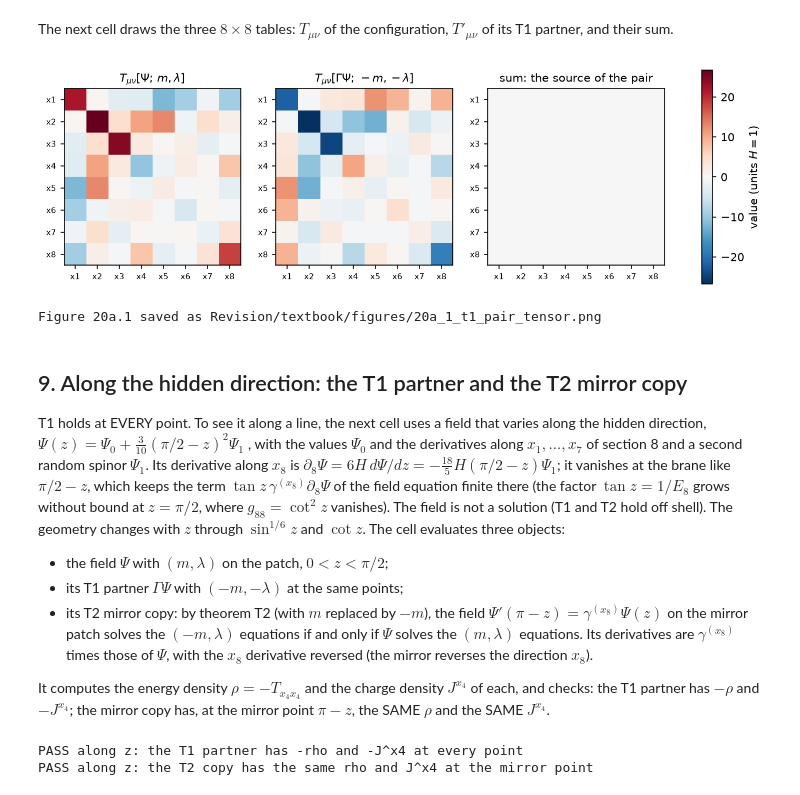
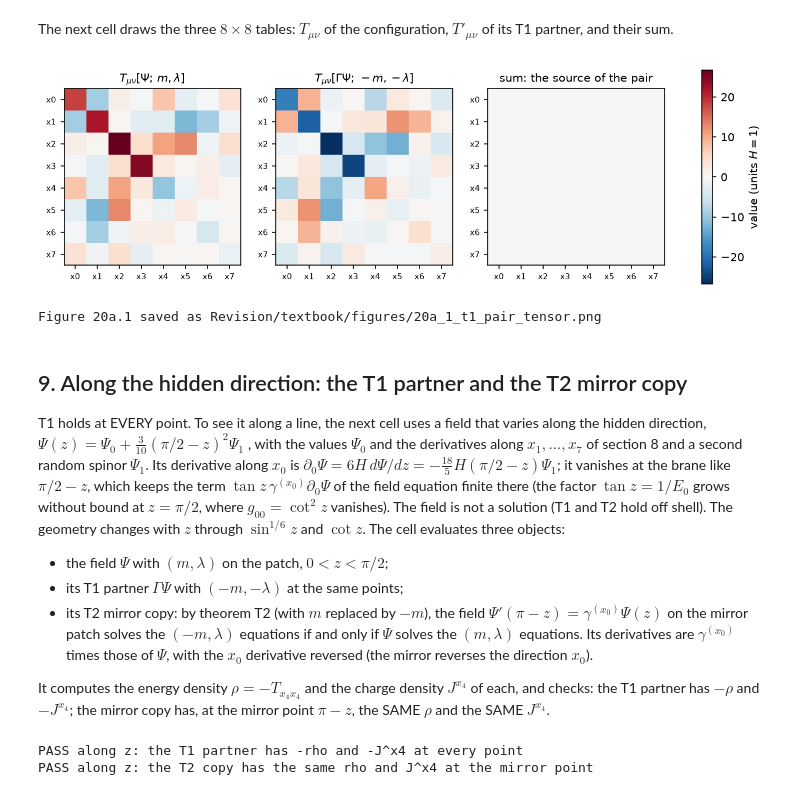
Before and after one commit to once-ere/Dirac_claude, a Jupyter notebook: Revision/textbook/notebooks/20a_c1_zero_source.ipynb, the cells around one changed output. Drawn from its saved outputs; the diff is of its cells as text; code cells hidden in the pictures.

```diff
--- a/Revision/textbook/notebooks/20a_c1_zero_source.ipynb
+++ b/Revision/textbook/notebooks/20a_c1_zero_source.ipynb
@@ -887,33 +888,33 @@ $\omega_{\mu ab}$ with sympy for an arbitrary function $a_4(x_4)$, on both patch
 at a point $a_4$ and $a_4'$ become the numbers `a4_value` and `slope`.
 # %%
 H = sp.symbols("H", positive=True)  # the author's constant H > 0
-z = sp.symbols("z", real=True)  # the hidden coordinate z = 6 H x8
+z = sp.symbols("z", real=True)  # the hidden coordinate z = 6 H x0
 x4 = sp.symbols("x4", real=True)  # the time
 a4 = sp.Function("a4")(x4)  # the metric function a4(x4), arbitrary
 a4_value, slope = sp.symbols("a4_value slope", real=True)  # a4 and a4' at a point
 
 
-def lengths(s8):
-    """The lengths E_a of the diagonal vielbein; s8 = +1 on the patch, -1 on the
+def lengths(s0):
+    """The lengths E_a of the diagonal vielbein; s0 = +1 on the patch, -1 on the
     mirror patch (where cot z < 0, so -cot z is the positive length)."""
     s = sp.sin(z) ** sp.Rational(1, 6)  # the warp sin(z)^(1/6) of a length
-    return ([sp.exp(a4) * s] * 3 + [sp.Integer(1)] + [sp.exp(-a4) * s] * 3
-            + [s8 * sp.cot(z)])
+    return ([s0 * sp.cot(z)] + [sp.exp(a4) * s] * 3 + [sp.Integer(1)]
+            + [sp.exp(-a4) * s] * 3)  # x0, x1, ..., x7
 
 
 def d(expr, mu):
     """The partial derivative along the coordinate at position mu."""
-    if mu == 3:
+    if mu == 4:
         return sp.diff(expr, x4)
-    if mu == 7:
-        return 6 * H * sp.diff(expr, z)  # d/dx8 = 6 H d/dz
+    if mu == 0:
+        return 6 * H * sp.diff(expr, z)  # d/dx0 = 6 H d/dz
     return sp.Integer(0)  # nothing depends on x1, x2, x3, x5, x6, x7
 
 
-def spin_connection(s8):
+def spin_connection(s0):
     """The lengths E_a and omega[mu][a][b] = omega_mu ab at a point (a4 and a4'
     replaced by the symbols a4_value and slope)."""
-    E = lengths(s8)
+    E = lengths(s0)
     g = [ETA[a] * E[a] ** 2 for a in range(8)]  # the metric g_aa
     christoffel = {}
     for a, b, c in itertools.product(range(8), repeat=3):
@@ -1031,18 +1032,18 @@ the field-equation residual $E_{m,\lambda} = \gamma^\mu D_\mu\Psi - (m + \lambda
 \Psi$ (zero exactly when the configuration solves the field equation).
 # %%
 point_symbols = (z, a4_value, slope, H)
-NUMERIC = {}  # s8 -> (the function of the lengths, the connection pieces)
-for s8, E, omega in ((1, E_patch, omega_patch), (-1, E_mirror, omega_mirror)):
+NUMERIC = {}  # s0 -> (the function of the lengths, the connection pieces)
+for s0, E, omega in ((1, E_patch, omega_patch), (-1, E_mirror, omega_mirror)):
     lengths_f = sp.lambdify(point_symbols, E, "numpy")
     pieces = [(mu, a, b, sp.lambdify(point_symbols, omega[mu][a][b], "numpy"))
               for mu in range(8) for a in range(8) for b in range(8)
               if omega[mu][a][b] != 0]
-    NUMERIC[s8] = (lengths_f, pieces)
+    NUMERIC[s0] = (lengths_f, pieces)
 
 
-def geometry_at(s8, z_value, a4_number, slope_number, H_number=1.0):
+def geometry_at(s0, z_value, a4_number, slope_number, H_number=1.0):
     """Lengths, metric, Omega_mu and the curved gammas at one point."""
-    lengths_f, pieces = NUMERIC[s8]
+    lengths_f, pieces = NUMERIC[s0]
     values = (z_value, a4_number, slope_number, H_number)
     E = np.array([float(x) for x in lengths_f(*values)])
     Om = [np.zeros((16, 16)) for _ in range(8)]
@@ -1094,9 +1095,10 @@ exactly when the other does); and two negative controls (a wrong partner) do NOT
 cancel.
 # %%
 rng = np.random.default_rng(20261007)  # a fixed seed: the same numbers every run
-R8_SIGNS = [1, 1, 1, 1, 1, 1, 1, -1]  # the mirror reverses the direction x8
+R0_SIGNS = [-1, 1, 1, 1, 1, 1, 1, 1]  # the mirror reverses the direction x0
 psi = rng.normal(size=16) + 1j * rng.normal(size=16)  # the 16 complex values
 dpsi = [rng.normal(size=16) + 1j * rng.normal(size=16) for _ in range(8)]
+dpsi = dpsi[7:] + dpsi[:7]  # drawn hidden direction last, as before; now x0 first
 Z0, A4_0, M0, LAM0 = 0.6, 0.5, 2.0, 0.5  # the point and the parameters (H = 1)
 at = geometry_at(1, Z0, A4_0, 1.0)  # a4' = 1: the deflating history A = 1
 one = bilinears(at, psi, dpsi, M0, LAM0)  # Psi with (m, lambda)
@@ -1151,29 +1153,29 @@ configuration, $T'_{\mu\nu}$ of its T1 partner, and their sum.
 # %%
 fig, axes = plt.subplots(1, 3, figsize=(12.0, 4.3))
 panels = ((one["T"], "$T_{\\mu\\nu}[\\Psi;\\,m,\\lambda]$"),
           (partner["T"], "$T_{\\mu\\nu}[\\Gamma\\Psi;\\,-m,-\\lambda]$"),
           (one["T"] + partner["T"], "sum: the source of the pair"))
 for ax, (values, title) in zip(axes, panels):
     image = ax.imshow(values, cmap="RdBu_r", vmin=-scale, vmax=scale)
     ax.set_xticks(range(8))
     ax.set_xticklabels(NAMES, fontsize=7)
     ax.set_yticks(range(8))
     ax.set_yticklabels(NAMES, fontsize=7)
     ax.grid(False)  # no grid lines across the coloured squares
     ax.set_title(title, fontsize=10)
 fig.colorbar(image, ax=list(axes), shrink=0.8, label="value (units $H = 1$)")
 save_figure(fig, "t1_pair_tensor",
             "The energy-momentum tensor $T_{\\mu\\nu}$ (rows $\\mu$, columns $\\nu$, "
-            "$x_1$ to $x_8$) of an arbitrary configuration $\\Psi$ of "
+            "$x_0$ to $x_7$) of an arbitrary configuration $\\Psi$ of "
             "dirac16complex00 with $m = 2$, $\\lambda = 1/2$ at one point of the "
             "author's metric ($z = 0.6$, $a_4 = 0.5$, $a_4' = H$, units $H = 1$; "
             "colour scale red positive, blue negative), of its T1 partner "
             "$\\Gamma\\Psi$ with $(-m, -\\lambda)$, and of their sum. The middle "
             "table is the left one with every sign reversed, so the sum is white: "
             "all 64 components of the source of the pair are zero, as theorem T1 "
             "says, although the configuration is not even a solution.")
 # %% [output]
-[figure, old version]
+[figure, new version]
 Figure 20a.1 saved as Revision/textbook/figures/20a_1_t1_pair_tensor.png
 # %% [markdown]
 ## 9. Along the hidden direction: the T1 partner and the T2 mirror copy
@@ -1181,22 +1183,22 @@ Figure 20a.1 saved as Revision/textbook/figures/20a_1_t1_pair_tensor.png
 T1 holds at EVERY point. To see it along a line, the next cell uses a field that
 varies along the hidden direction, $\Psi(z) = \Psi_0 + \tfrac{3}{10}(\pi/2 - z)^2
 \Psi_1$, with the values $\Psi_0$ and the derivatives along $x_1, \dots, x_7$ of
-section 8 and a second random spinor $\Psi_1$. Its derivative along $x_8$ is
-$\partial_8\Psi = 6H\,d\Psi/dz = -\tfrac{18}{5}H(\pi/2 - z)\Psi_1$; it vanishes at
+section 8 and a second random spinor $\Psi_1$. Its derivative along $x_0$ is
+$\partial_0\Psi = 6H\,d\Psi/dz = -\tfrac{18}{5}H(\pi/2 - z)\Psi_1$; it vanishes at
 the brane like $\pi/2 - z$, which keeps the term
-$\tan z\,\gamma^{(x_8)}\partial_8\Psi$ of the field equation finite there (the
-factor $\tan z = 1/E_8$ grows without bound at $z = \pi/2$, where
-$g_{88} = \cot^2z$ vanishes). The field is not a solution (T1 and T2 hold off
+$\tan z\,\gamma^{(x_0)}\partial_0\Psi$ of the field equation finite there (the
+factor $\tan z = 1/E_0$ grows without bound at $z = \pi/2$, where
+$g_{00} = \cot^2z$ vanishes). The field is not a solution (T1 and T2 hold off
 shell). The geometry changes with $z$ through $\sin^{1/6}z$ and $\cot z$. The cell
 evaluates three objects:
 
 - the field $\Psi$ with $(m, \lambda)$ on the patch, $0 < z < \pi/2$;
 - its T1 partner $\Gamma\Psi$ with $(-m, -\lambda)$ at the same points;
 - its T2 mirror copy: by theorem T2 (with $m$ replaced by $-m$), the field
-  $\Psi'(\pi - z) = \gamma^{(x_8)}\Psi(z)$ on the mirror patch solves the
+  $\Psi'(\pi - z) = \gamma^{(x_0)}\Psi(z)$ on the mirror patch solves the
   $(-m, \lambda)$ equations if and only if $\Psi$ solves the $(m, \lambda)$
-  equations. Its derivatives are $\gamma^{(x_8)}$ times those of $\Psi$, with the
-  $x_8$ derivative reversed (the mirror reverses the direction $x_8$).
+  equations. Its derivatives are $\gamma^{(x_0)}$ times those of $\Psi$, with the
+  $x_0$ derivative reversed (the mirror reverses the direction $x_0$).
 
 It computes the energy density $\rho = -T_{x_4x_4}$ and the charge density
 $J^{x_4}$ of each, and checks: the T1 partner has $-\rho$ and $-J^{x_4}$; the
```
Also changed, not shown: parts of 23 cells of this notebook, 15 other files.
